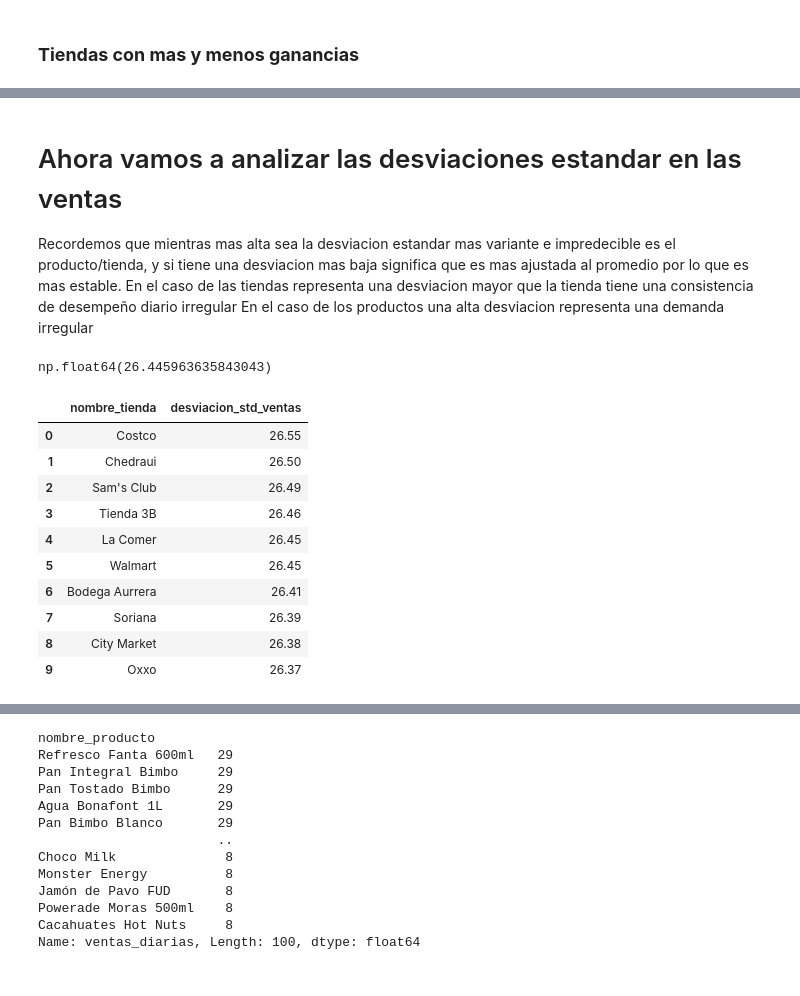
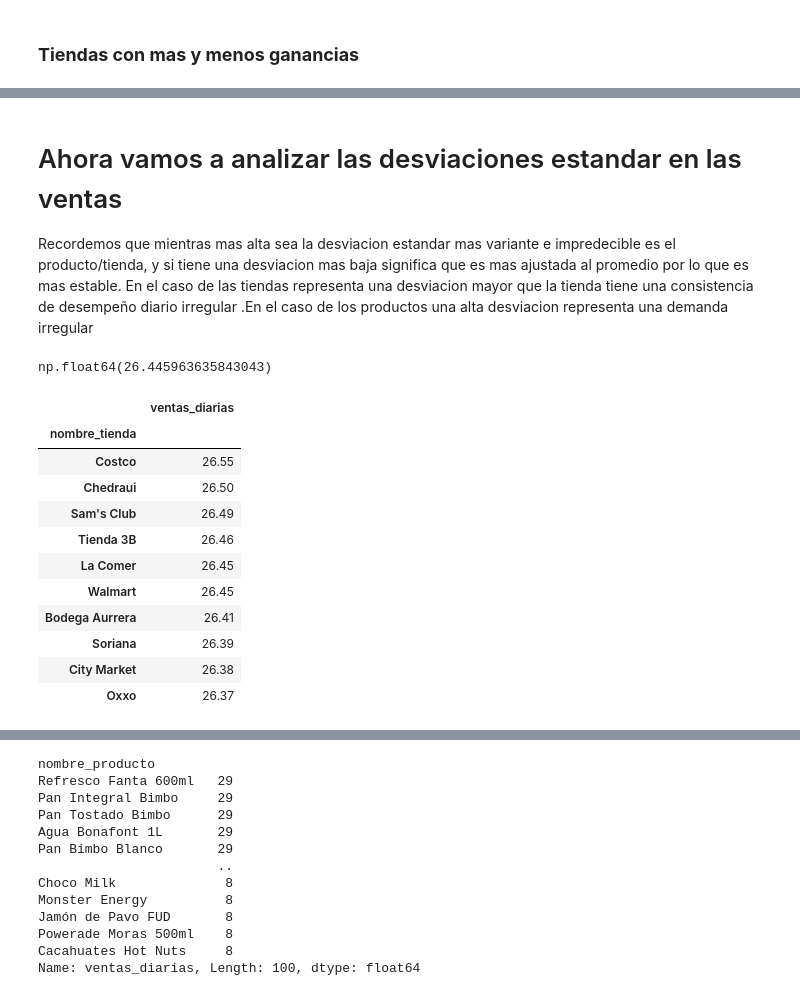
Before and after one commit to RicardoHEspinoza/PCD2026-EAR-Fork-, a Jupyter notebook: Análisis/notebooks/Finales/Analisis Por Puntos/2. Analisis Ciudad-Tienda-Producto.ipynb, the cells around one changed output, grey strips where cells are left out. Cells and saved outputs as stored; diff of their text form; code cells hidden in the pictures.

```diff
--- a/Análisis/notebooks/Finales/Analisis Por Puntos/2. Analisis Ciudad-Tienda-Producto.ipynb
+++ b/Análisis/notebooks/Finales/Analisis Por Puntos/2. Analisis Ciudad-Tienda-Producto.ipynb
@@ -105,7 +112,7 @@ tabla_tiendas
 # Ahora vamos a analizar las desviaciones estandar en las ventas
 Recordemos que mientras mas alta sea la desviacion estandar mas variante e impredecible es el producto/tienda, y si tiene una desviacion mas baja significa que es mas ajustada al promedio por lo que es mas estable.
 En el caso de las tiendas representa una desviacion mayor que la tienda tiene una consistencia de desempeño diario irregular
-En el caso de los productos una alta desviacion representa una demanda irregular
+.En el caso de los productos una alta desviacion representa una demanda irregular
 # %%
 #Analizamos primero la desviacion de las ventas diarias
 std_ventas_general = df["ventas_diarias"].std()
@@ -115,20 +122,23 @@ np.float64(26.445963635843043)
 # %%
 #Ahora por tienda
 std_ventas_tienda = (
     df.groupby("nombre_tienda")["ventas_diarias"]
-      .std()
-      .sort_values(ascending=False)
+    .std()
+    .sort_values(ascending=False)
+    .to_frame()
 )
-tabla_std_tienda.style.format({"desviacion_std_ventas": "{:.2f}"})
+
+std_ventas_tienda.style.format("{:.2f}")
 # %% [output]
-|  | nombre_tienda | desviacion_std_ventas |
-| 0 | Costco | 26.55 |
-| 1 | Chedraui | 26.50 |
-| 2 | Sam's Club | 26.49 |
-| 3 | Tienda 3B | 26.46 |
-| 4 | La Comer | 26.45 |
-| 5 | Walmart | 26.45 |
-| 6 | Bodega Aurrera | 26.41 |
-| 7 | Soriana | 26.39 |
-| 8 | City Market | 26.38 |
-| 9 | Oxxo | 26.37 |
+|  | ventas_diarias |
+| nombre_tienda |  |
+| Costco | 26.55 |
+| Chedraui | 26.50 |
+| Sam's Club | 26.49 |
+| Tienda 3B | 26.46 |
+| La Comer | 26.45 |
+| Walmart | 26.45 |
+| Bodega Aurrera | 26.41 |
+| Soriana | 26.39 |
+| City Market | 26.38 |
+| Oxxo | 26.37 |
```
Also changed, not shown: parts of 9 cells of this notebook, 2 other files.
